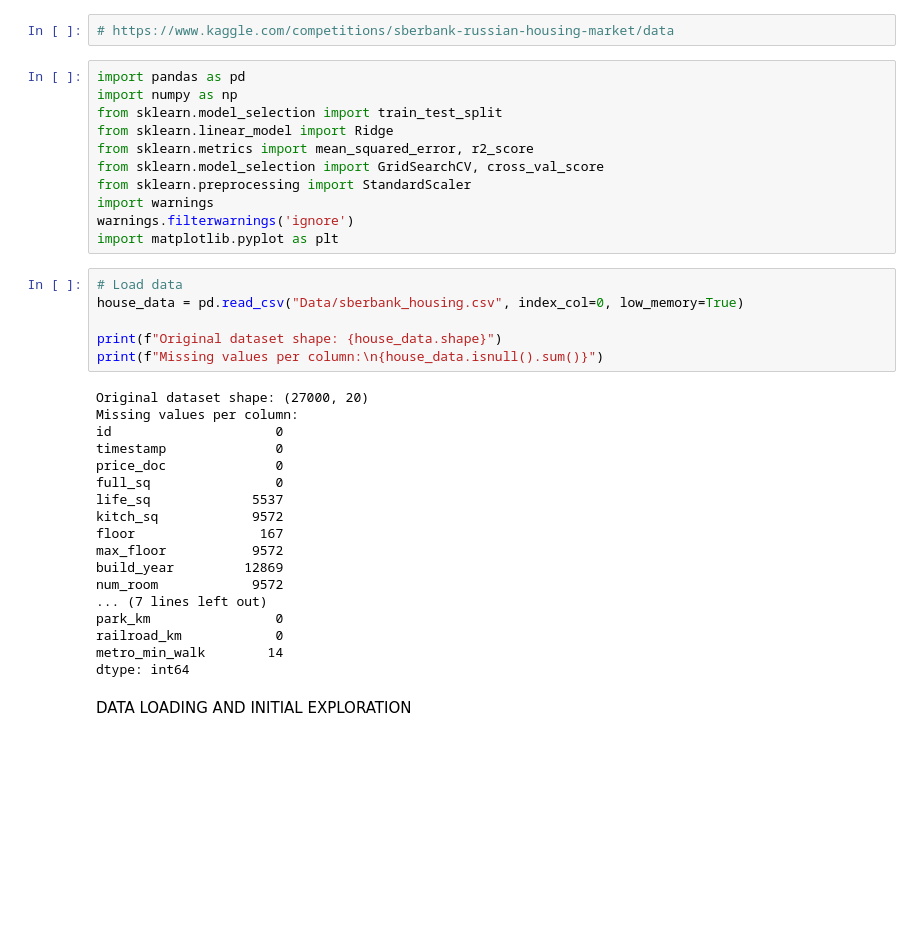
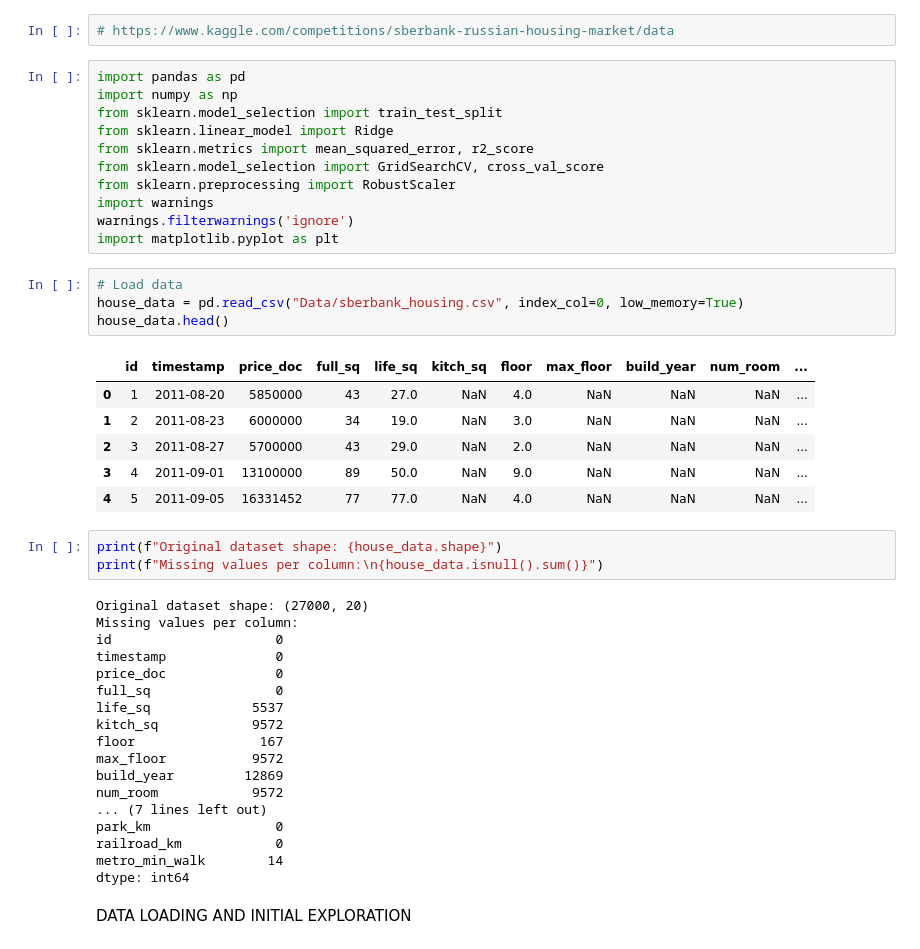
Before and after one commit to epaulia/DAMA, a Jupyter notebook: base_fine_tuned.ipynb, the cells around one changed output. Cells and saved outputs as stored; diff of their text form; blank space fills up the shorter version.

```diff
--- a/base_fine_tuned.ipynb
+++ b/base_fine_tuned.ipynb
@@ -7,14 +7,22 @@ from sklearn.model_selection import train_test_split
 from sklearn.linear_model import Ridge
 from sklearn.metrics import mean_squared_error, r2_score
 from sklearn.model_selection import GridSearchCV, cross_val_score
-from sklearn.preprocessing import StandardScaler
+from sklearn.preprocessing import RobustScaler
 import warnings
 warnings.filterwarnings('ignore')
 import matplotlib.pyplot as plt
+# %%
+# Load data
+house_data = pd.read_csv("Data/sberbank_housing.csv", index_col=0, low_memory=True)
+house_data.head()
+# %% [output]
+|  | id | timestamp | price_doc | full_sq | life_sq | kitch_sq | floor | max_floor | build_year | num_room | ... |
+| 0 | 1 | 2011-08-20 | 5850000 | 43 | 27.0 | NaN | 4.0 | NaN | NaN | NaN | ... |
+| 1 | 2 | 2011-08-23 | 6000000 | 34 | 19.0 | NaN | 3.0 | NaN | NaN | NaN | ... |
+| 2 | 3 | 2011-08-27 | 5700000 | 43 | 29.0 | NaN | 2.0 | NaN | NaN | NaN | ... |
+| 3 | 4 | 2011-09-01 | 13100000 | 89 | 50.0 | NaN | 9.0 | NaN | NaN | NaN | ... |
+| 4 | 5 | 2011-09-05 | 16331452 | 77 | 77.0 | NaN | 4.0 | NaN | NaN | NaN | ... |
 # %%
-# Load data
-house_data = pd.read_csv("Data/sberbank_housing.csv", index_col=0, low_memory=True)
-
 print(f"Original dataset shape: {house_data.shape}")
 print(f"Missing values per column:\n{house_data.isnull().sum()}")
 # %% [output]
```
Also changed, not shown: parts of 9 cells of this notebook, 2 other files.
